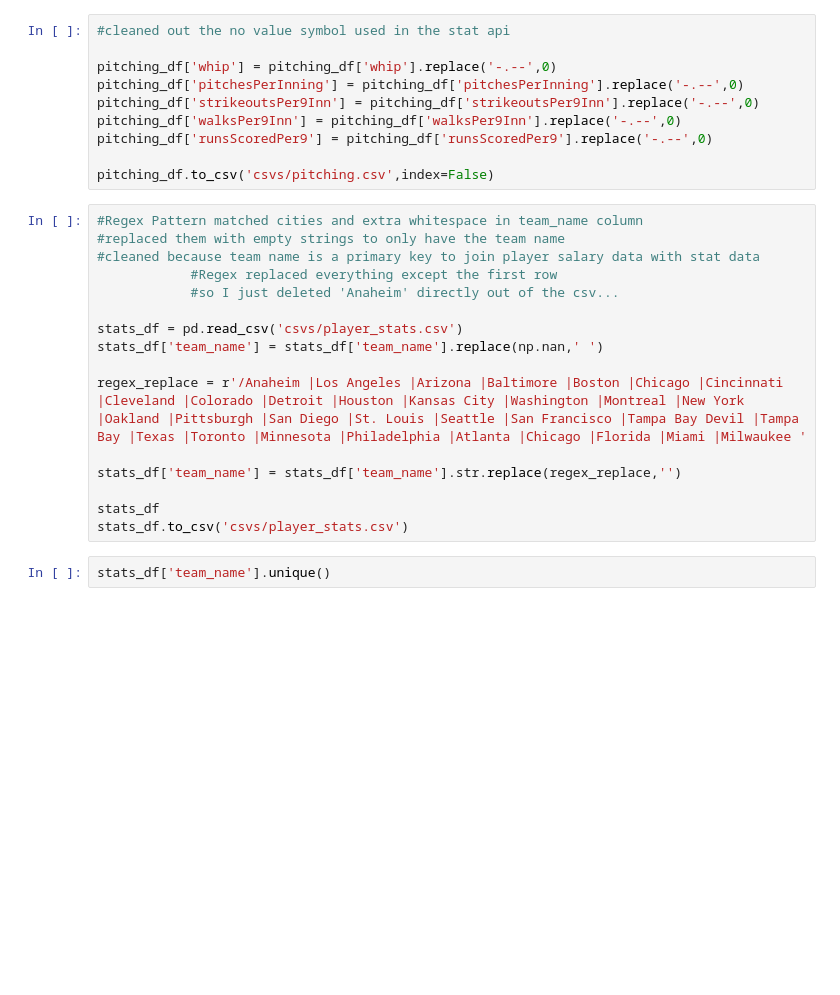
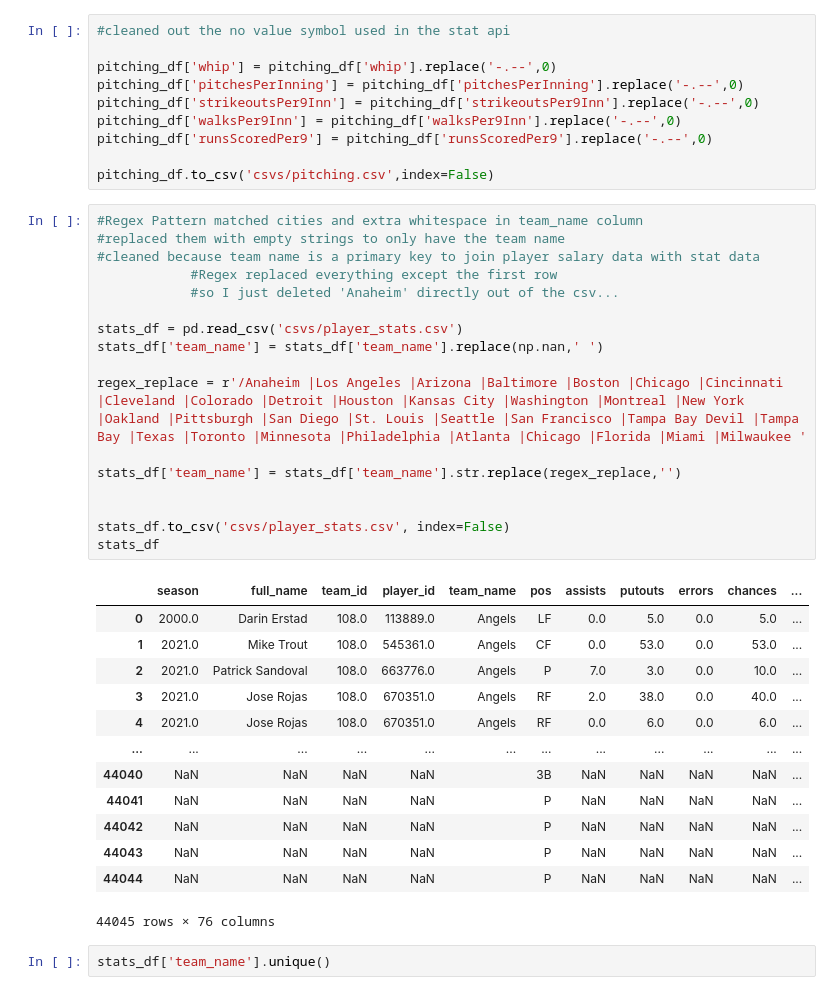
Before and after one commit to damienfranco/MLB_WARP_vs_Salary, a Jupyter notebook: database_etl.ipynb, the cells around one changed output. Saved outputs shown, nothing was run; the diff lists cells and outputs as text; blank space fills up the shorter version.

```diff
--- a/database_etl.ipynb
+++ b/database_etl.ipynb
@@ -142,19 +124,34 @@ pitching_df.to_csv('csvs/pitching.csv',index=False)
 # %%
 #Regex Pattern matched cities and extra whitespace in team_name column
 #replaced them with empty strings to only have the team name
 #cleaned because team name is a primary key to join player salary data with stat data
             #Regex replaced everything except the first row
             #so I just deleted 'Anaheim' directly out of the csv...
 
 stats_df = pd.read_csv('csvs/player_stats.csv')
 stats_df['team_name'] = stats_df['team_name'].replace(np.nan,' ')
 
 regex_replace = r'/Anaheim |Los Angeles |Arizona |Baltimore |Boston |Chicago |Cincinnati |Cleveland |Colorado |Detroit |Houston |Kansas City |Washington |Montreal |New York |Oakland |Pittsburgh |San Diego |St. Louis |Seattle |San Francisco |Tampa Bay Devil |Tampa Bay |Texas |Toronto |Minnesota |Philadelphia |Atlanta |Chicago |Florida |Miami |Milwaukee '
 
 stats_df['team_name'] = stats_df['team_name'].str.replace(regex_replace,'')
 
+
+stats_df.to_csv('csvs/player_stats.csv', index=False)
 stats_df
-stats_df.to_csv('csvs/player_stats.csv')
+# %% [output]
+|  | season | full_name | team_id | player_id | team_name | pos | assists | putouts | errors | chances | ... |
+| 0 | 2000.0 | Darin Erstad | 108.0 | 113889.0 | Angels | LF | 0.0 | 5.0 | 0.0 | 5.0 | ... |
+| 1 | 2021.0 | Mike Trout | 108.0 | 545361.0 | Angels | CF | 0.0 | 53.0 | 0.0 | 53.0 | ... |
+| 2 | 2021.0 | Patrick Sandoval | 108.0 | 663776.0 | Angels | P | 7.0 | 3.0 | 0.0 | 10.0 | ... |
+| 3 | 2021.0 | Jose Rojas | 108.0 | 670351.0 | Angels | RF | 2.0 | 38.0 | 0.0 | 40.0 | ... |
+| 4 | 2021.0 | Jose Rojas | 108.0 | 670351.0 | Angels | RF | 0.0 | 6.0 | 0.0 | 6.0 | ... |
+| ... | ... | ... | ... | ... | ... | ... | ... | ... | ... | ... | ... |
+| 44040 | NaN | NaN | NaN | NaN |  | 3B | NaN | NaN | NaN | NaN | ... |
+| 44041 | NaN | NaN | NaN | NaN |  | P | NaN | NaN | NaN | NaN | ... |
+| 44042 | NaN | NaN | NaN | NaN |  | P | NaN | NaN | NaN | NaN | ... |
+| 44043 | NaN | NaN | NaN | NaN |  | P | NaN | NaN | NaN | NaN | ... |
+| 44044 | NaN | NaN | NaN | NaN |  | P | NaN | NaN | NaN | NaN | ... |
+44045 rows × 76 columns
 # %%
 stats_df['team_name'].unique()
 # %% [output]
```
Also changed, not shown: parts of 4 cells of this notebook.
